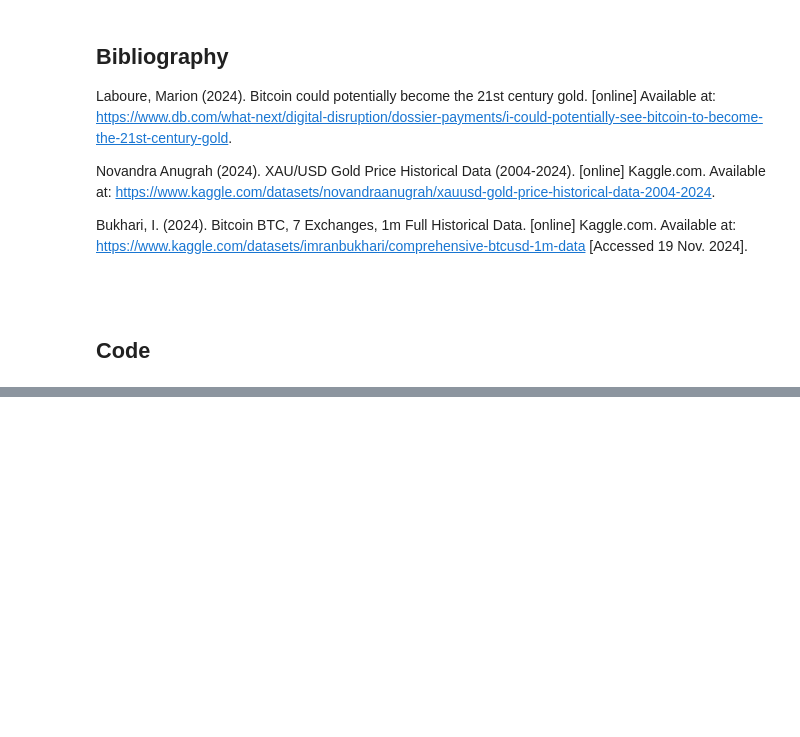
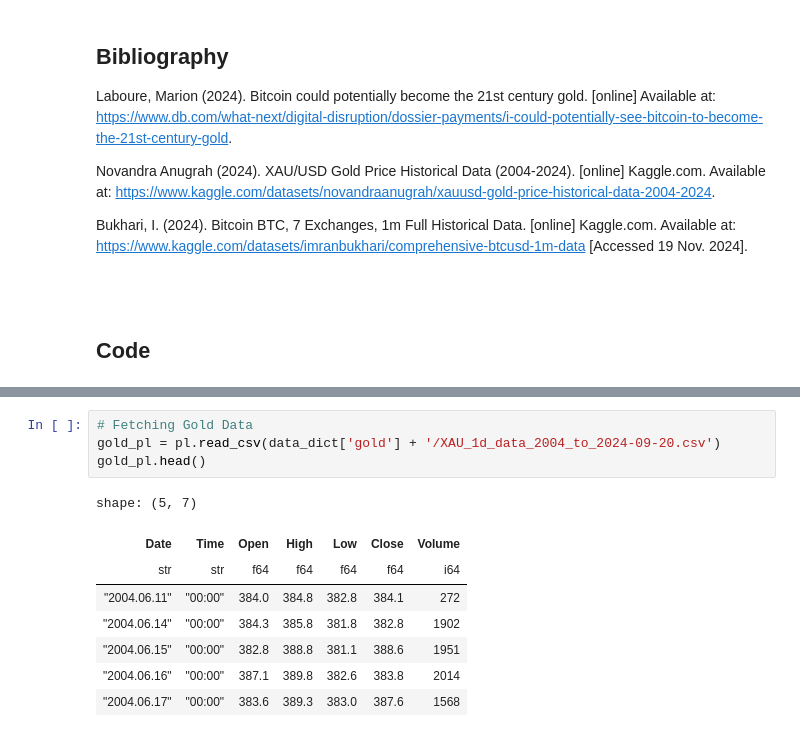
Before and after one commit to whendo/CSCI-E-83, a Jupyter notebook: Project/Proposal.ipynb, the cells around one changed output, grey strips where cells are left out. Saved outputs shown, nothing was run; the diff lists cells and outputs as text; blank space fills up the shorter version.

```diff
--- a/Project/Proposal.ipynb
+++ b/Project/Proposal.ipynb
@@ -45,0 +79,13 @@ import seaborn as sns
+# %%
+# Fetching Gold Data
+gold_pl = pl.read_csv(data_dict['gold'] + '/XAU_1d_data_2004_to_2024-09-20.csv')
+gold_pl.head()
+# %% [output]
+shape: (5, 7)
+| Date | Time | Open | High | Low | Close | Volume |
+| str | str | f64 | f64 | f64 | f64 | i64 |
+| "2004.06.11" | "00:00" | 384.0 | 384.8 | 382.8 | 384.1 | 272 |
+| "2004.06.14" | "00:00" | 384.3 | 385.8 | 381.8 | 382.8 | 1902 |
+| "2004.06.15" | "00:00" | 382.8 | 388.8 | 381.1 | 388.6 | 1951 |
+| "2004.06.16" | "00:00" | 387.1 | 389.8 | 382.6 | 383.8 | 2014 |
+| "2004.06.17" | "00:00" | 383.6 | 389.3 | 383.0 | 387.6 | 1568 |
```
Also changed, not shown: parts of 13 cells of this notebook.
